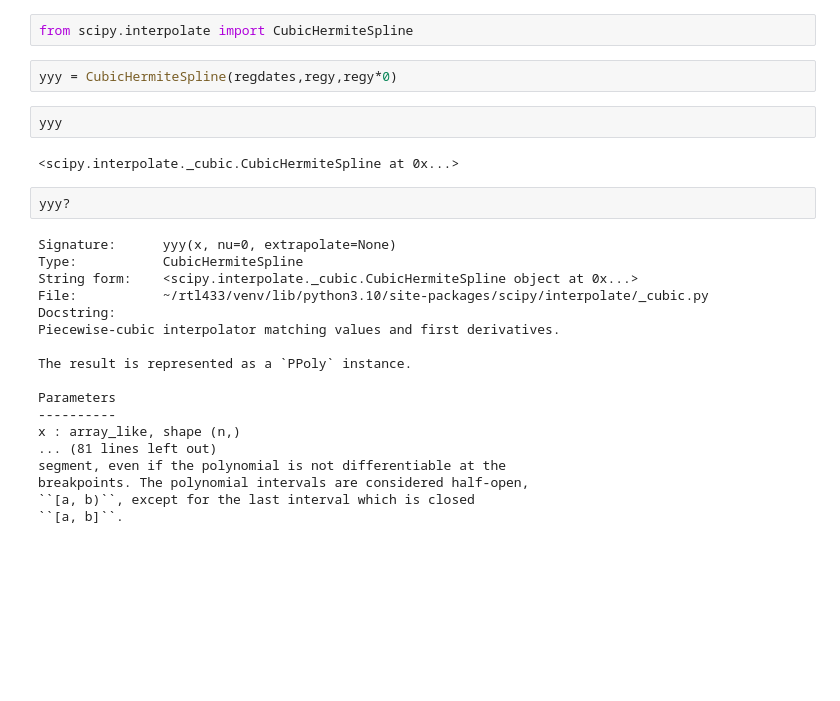
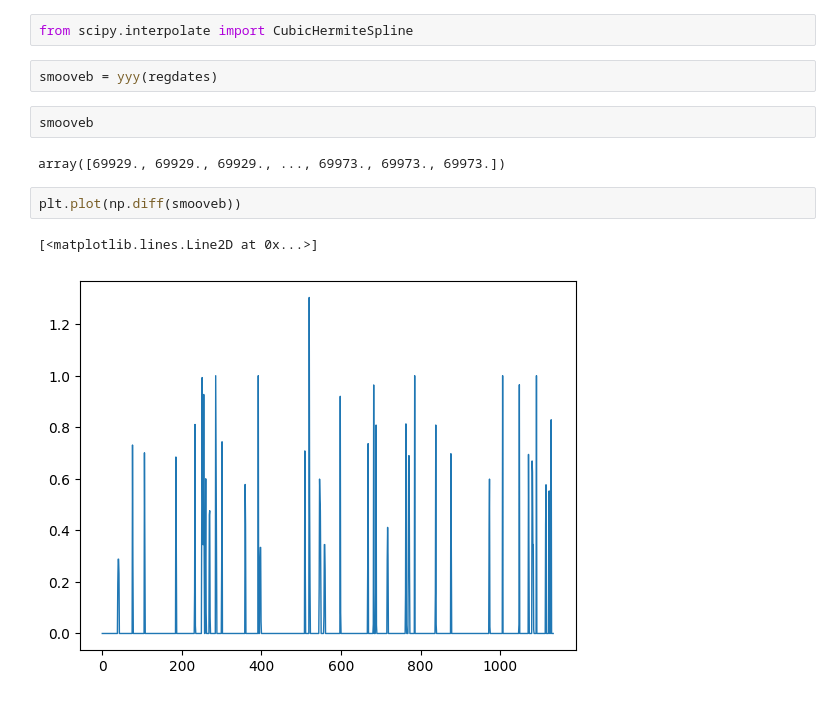
Before and after one commit to tomviolin/rtl433, a Jupyter notebook: Untitled1.ipynb, the cells around one changed output. Saved outputs shown, nothing was run; the diff lists cells and outputs as text; blank space fills up the shorter version.

```diff
--- a/Untitled1.ipynb
+++ b/Untitled1.ipynb
@@ -191,29 +191,14 @@ regy.shape
 11.822916666666666
 # %%
 from scipy.interpolate import CubicHermiteSpline
-# %%
-yyy = CubicHermiteSpline(regdates,regy,regy*0)
 # %%
-yyy
+smooveb = yyy(regdates)
-# %% [output]
-<scipy.interpolate._cubic.CubicHermiteSpline at 0x...>
 # %%
-yyy?
+smooveb
 # %% [output]
-Signature:      yyy(x, nu=0, extrapolate=None)
-Type:           CubicHermiteSpline
-String form:    <scipy.interpolate._cubic.CubicHermiteSpline object at 0x...>
-File:           ~/rtl433/venv/lib/python3.10/site-packages/scipy/interpolate/_cubic.py
-Docstring:
-Piecewise-cubic interpolator matching values and first derivatives.
-
-The result is represented as a `PPoly` instance.
-
-Parameters
-----------
-x : array_like, shape (n,)
-... (81 lines left out)
-segment, even if the polynomial is not differentiable at the
-breakpoints. The polynomial intervals are considered half-open,
-``[a, b)``, except for the last interval which is closed
-``[a, b]``.
+array([69929., 69929., 69929., ..., 69973., 69973., 69973.])
+# %%
+plt.plot(np.diff(smooveb))
+# %% [output]
+[<matplotlib.lines.Line2D at 0x...>]
+[figure, added]
```
Also changed, not shown: parts of 5 cells of this notebook, 3 other files.
